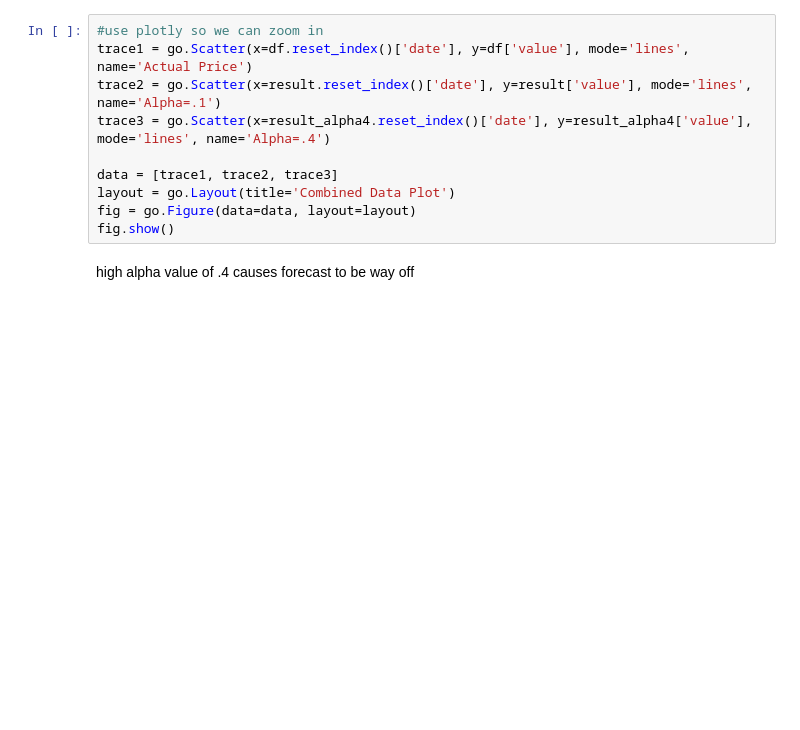
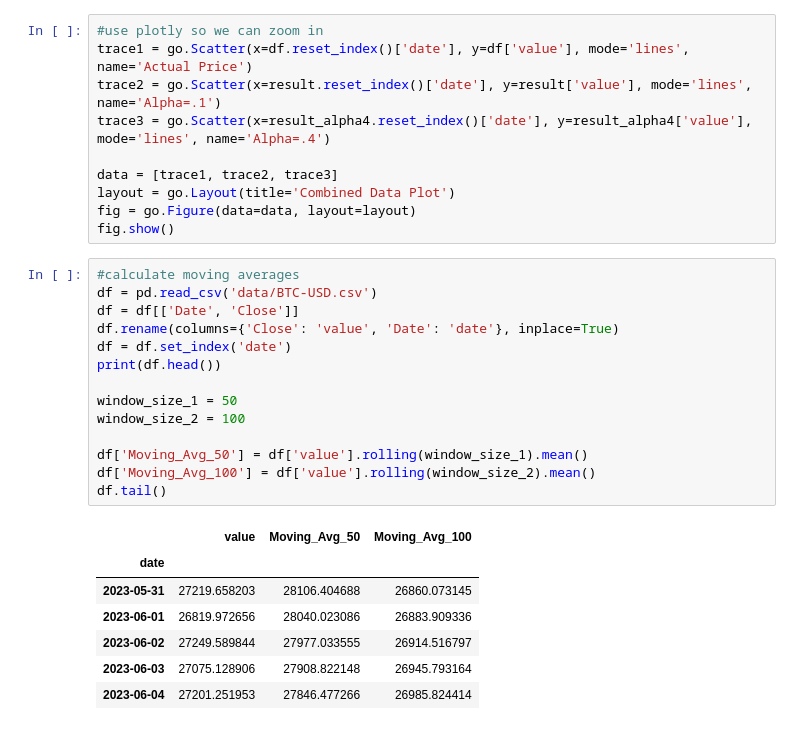
Before and after one commit to vvvijaya/DataAnalysis, a Jupyter notebook: btc_price_exp_smooth.ipynb, the cells around one changed output. Cells and saved outputs as stored; diff of their text form; blank space fills up the shorter version.

```diff
--- a/btc_price_exp_smooth.ipynb
+++ b/btc_price_exp_smooth.ipynb
@@ -130,5 +122,25 @@ data = [trace1, trace2, trace3]
 layout = go.Layout(title='Combined Data Plot')
 fig = go.Figure(data=data, layout=layout)
 fig.show()
-# %% [markdown]
-high alpha value of .4 causes forecast to be way off
+# %%
+#calculate moving averages
+df = pd.read_csv('data/BTC-USD.csv')
+df = df[['Date', 'Close']]
+df.rename(columns={'Close': 'value', 'Date': 'date'}, inplace=True)
+df = df.set_index('date')
+print(df.head())
+
+window_size_1 = 50
+window_size_2 = 100
+
+df['Moving_Avg_50'] = df['value'].rolling(window_size_1).mean()
+df['Moving_Avg_100'] = df['value'].rolling(window_size_2).mean()
+df.tail()
+# %% [output]
+|  | value | Moving_Avg_50 | Moving_Avg_100 |
+| date |  |  |  |
+| 2023-05-31 | 27219.658203 | 28106.404688 | 26860.073145 |
+| 2023-06-01 | 26819.972656 | 28040.023086 | 26883.909336 |
+| 2023-06-02 | 27249.589844 | 27977.033555 | 26914.516797 |
+| 2023-06-03 | 27075.128906 | 27908.822148 | 26945.793164 |
+| 2023-06-04 | 27201.251953 | 27846.477266 | 26985.824414 |
```
Also changed, not shown: parts of 5 cells of this notebook.
